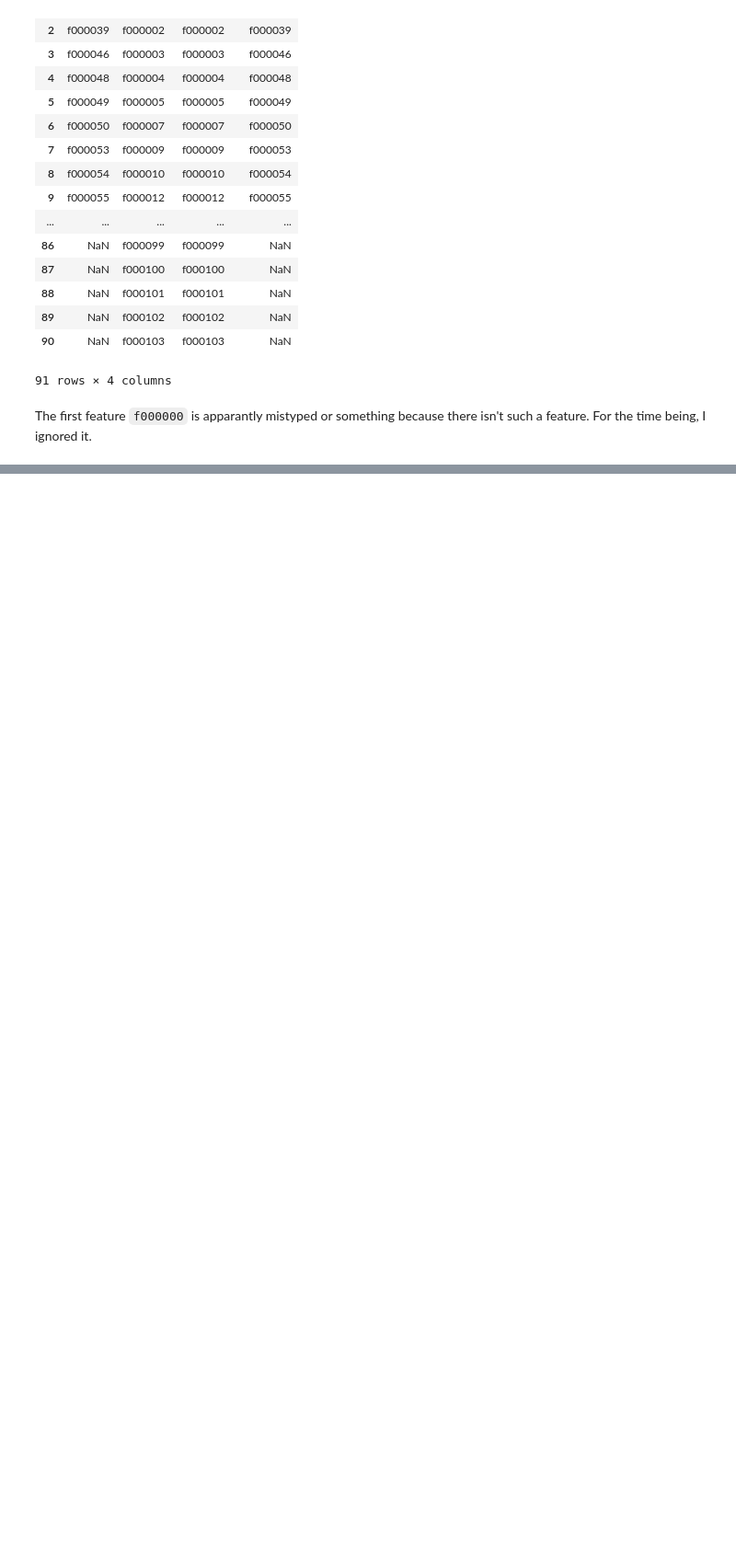
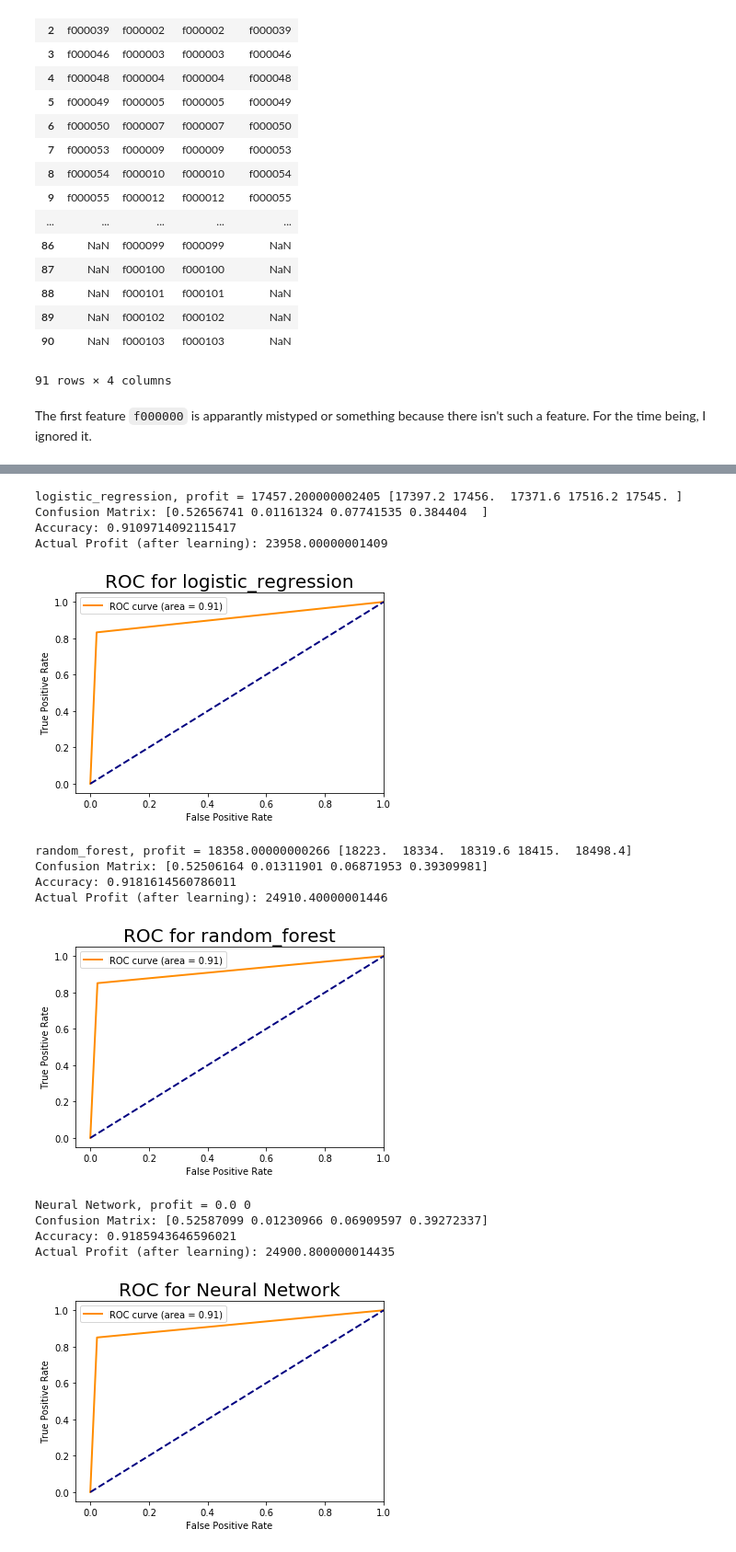
Before and after one commit to kareemjeiroudi/pattern_class_project, a Jupyter notebook: Phase02/Speech-Classifier-02.ipynb, the cells around one changed output, grey strips where cells are left out. Shown at 92% size. Drawn from its saved outputs; the diff is of its cells as text; code cells hidden in the pictures; blank space fills up the shorter version.

```diff
--- a/Phase02/Speech-Classifier-02.ipynb
+++ b/Phase02/Speech-Classifier-02.ipynb
@@ -146,7 +174,0 @@ Accuracy: 0.9151310960115944
-# %%
-for classifier, name in handsomUtility.getClassifiers():
-    classifier.fit(X_train_pca, y_train_pca)
-    y_pred = classifier.predict(X_val_pca)
-    print("Confusion Matrix: {}".format(confusion_matrix(y_val, y_pred).ravel()/len(y_pred)))
-    print("Accuracy: {}".format(accuracy_score(y_val, y_pred)))
-    handsomUtility.plotROC(y_val, y_pred, name)
@@ -185,0 +239,31 @@ sml.plot.correlate()
+# %%
+table_pca = {}
+for classifier, name in handsomUtility.getClassifiers():
+    classifier.fit(X_train_pca, y_train_pca)
+    y_pred = handsomUtility.post_processing(classifier.predict(X_val_pca))
+    # except Neural Network, becaus they don't reach convergence
+    profit = cross_val_score(classifier, X_train_pca, y_train_pca, cv=5, scoring=make_scorer(handsomUtility.profit_score), error_score="raise") if name != 'Neural Network' else 0
+    accuracy = accuracy_score(y_val_pca, y_pred)
+    print("{}, profit = {} {}".format(name, np.mean(profit), profit))
+    cm = confusion_matrix(y_val, y_pred).ravel()/len(y_pred)
+    print("Confusion Matrix: {}".format(cm))
+    print("Accuracy: {}".format(accuracy_score(y_val_pca, y_pred)))
+    print("Actual Profit (after learning): {}".format(handsomUtility.profit_score(y_val_pca, y_pred)))
+    auc = handsomUtility.plotROC(y_val_pca, y_pred, name)
+    table_pca[name] = {'accuracy': accuracy, 'AUC': auc, 'expected profit': np.mean(profit), 'actual profit': handsomUtility.profit_score(y_val, y_pred), 'TPR':cm[0], 'FPR':cm[1], 'FNR':cm[2], 'TNG':cm[3]}
+# %% [output]
+logistic_regression, profit = 17457.200000002405 [17397.2 17456.  17371.6 17516.2 17545. ]
+Confusion Matrix: [0.52656741 0.01161324 0.07741535 0.384404  ]
+Accuracy: 0.9109714092115417
+Actual Profit (after learning): 23958.00000001409
+[figure, added]
+random_forest, profit = 18358.00000000266 [18223.  18334.  18319.6 18415.  18498.4]
+Confusion Matrix: [0.52506164 0.01311901 0.06871953 0.39309981]
+Accuracy: 0.9181614560786011
+Actual Profit (after learning): 24910.40000001446
+[figure, added]
+Neural Network, profit = 0.0 0
+Confusion Matrix: [0.52587099 0.01230966 0.06909597 0.39272337]
+Accuracy: 0.9185943646596021
+Actual Profit (after learning): 24900.800000014435
+[figure, added]
```
Also changed, not shown: parts of 26 cells of this notebook, 9 other files.
